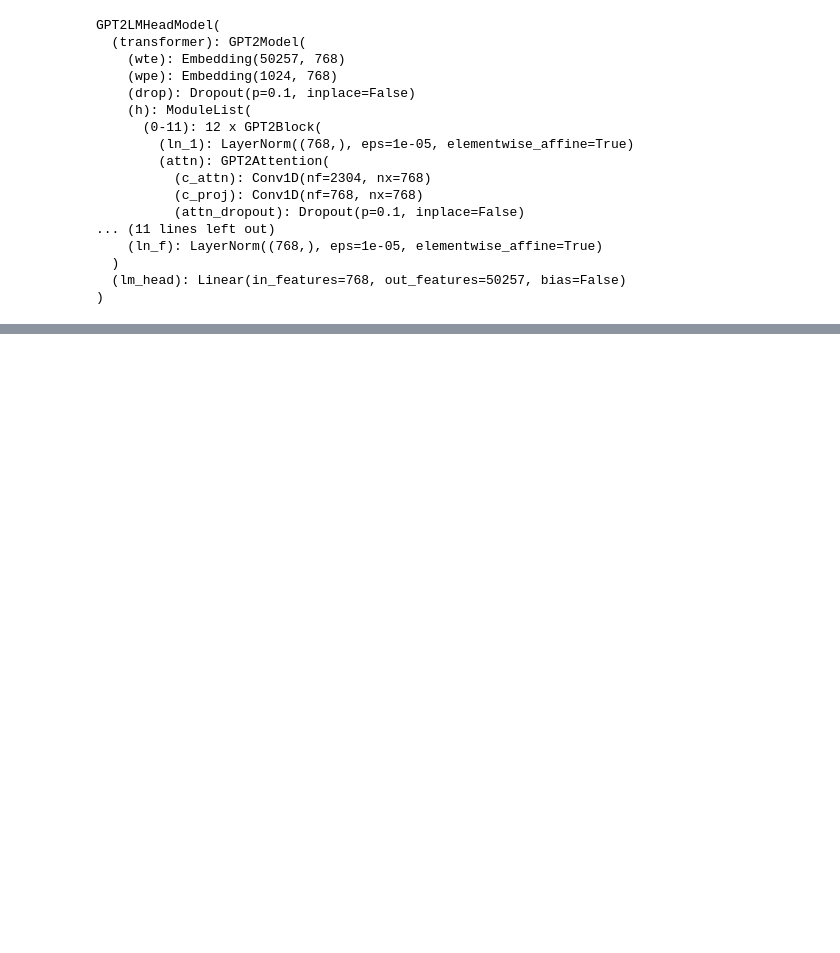
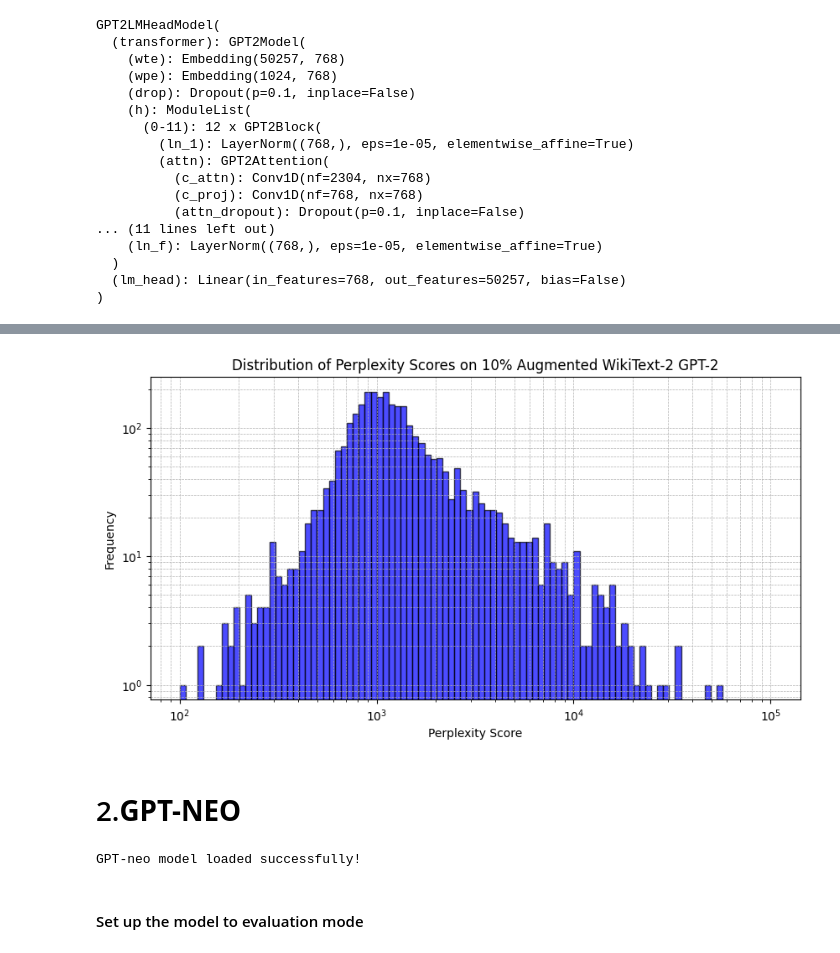
Before and after one commit to mhdnihas/Compare-The-LLM-Perfomance-using-Perplexity, a Jupyter notebook: Muhammed_Nihas.ipynb, the cells around one changed output, grey strips where cells are left out. Cells and saved outputs as stored; diff of their text form; code cells hidden in the pictures; blank space fills up the shorter version.

Commit message:
code organized and compare the model gpt-2 and gpt-neo

```diff
--- a/Muhammed_Nihas.ipynb
+++ b/Muhammed_Nihas.ipynb
@@ -282,0 +218,2 @@ plt.show()
+# %%
+perplexities = calculate_perplexity(text_10)
@@ -282,0 +228,16 @@ plt.show()
+# %%
+
+plt.figure(figsize=(10, 5))
+plt.hist(perplexities, bins=np.logspace(2, 5, 100), color='blue', alpha=0.7, edgecolor='black')
+plt.xscale("log")
+plt.xlabel("Perplexity Score")
+plt.ylabel("Frequency")
+plt.title("Distribution of Perplexity Scores on 10% Augmented WikiText-2 GPT-2")
+plt.yscale("log")
+plt.grid(True, which="both", linestyle="--", linewidth=0.5)
+
+plt.show()
+# %% [output]
+[figure, added]
+# %% [markdown]
+# 2.**GPT-NEO**
@@ -282,0 +248,8 @@ plt.show()
+# %%
+model.to(device)
+
+print("GPT-neo model loaded successfully!")
+# %% [output]
+GPT-neo model loaded successfully!
+# %% [markdown]
+#### Set up the model to evaluation mode
```
Also changed, not shown: parts of 71 cells of this notebook.
